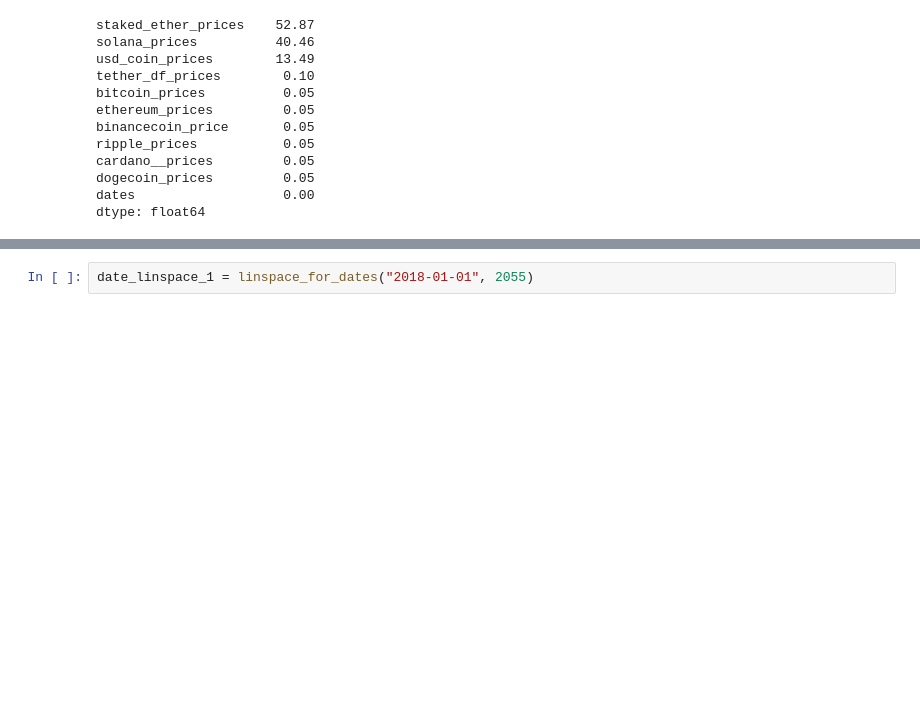
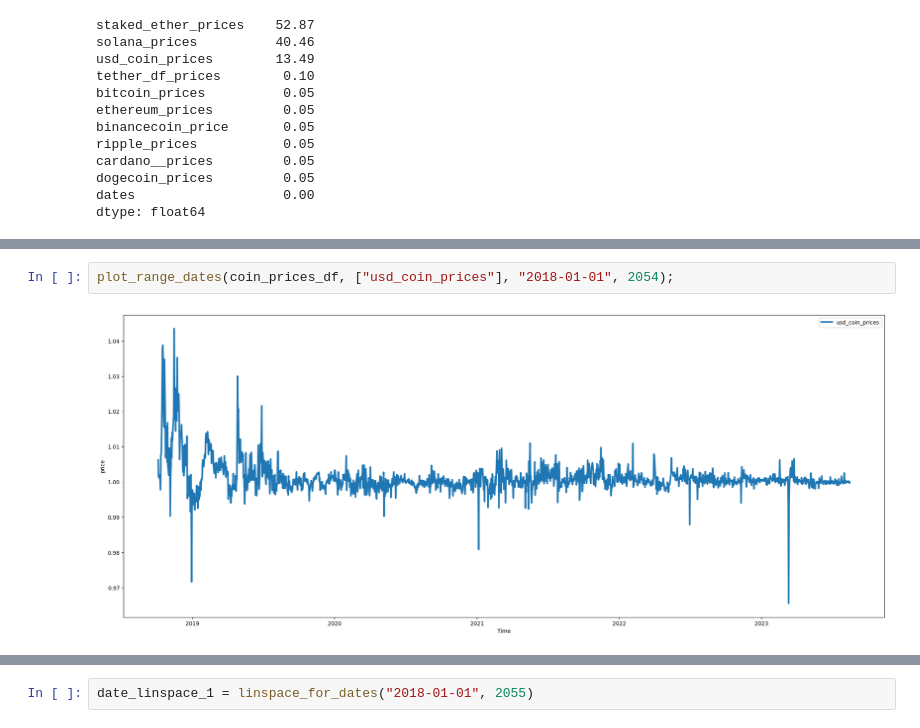
Before and after one commit to someonefrom93/PIDA_J_DIEGO, a Jupyter notebook: eda_gecko.ipynb, the cells around one changed output, grey strips where cells are left out. Cells and saved outputs as stored; diff of their text form; blank space fills up the shorter version.

```diff
--- a/eda_gecko.ipynb
+++ b/eda_gecko.ipynb
@@ -158,0 +299,4 @@ for year_number in range(2018, 2019):
+# %%
+plot_range_dates(coin_prices_df, ["usd_coin_prices"], "2018-01-01", 2054);
+# %% [output]
+[figure, added]
```
Also changed, not shown: parts of 37 cells of this notebook, 2 other files.
